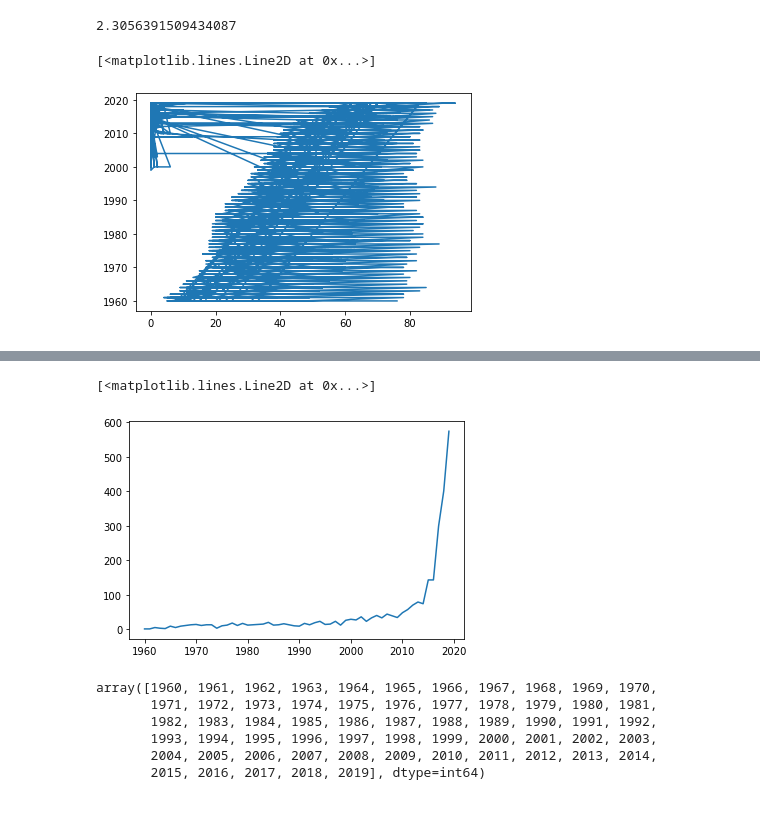
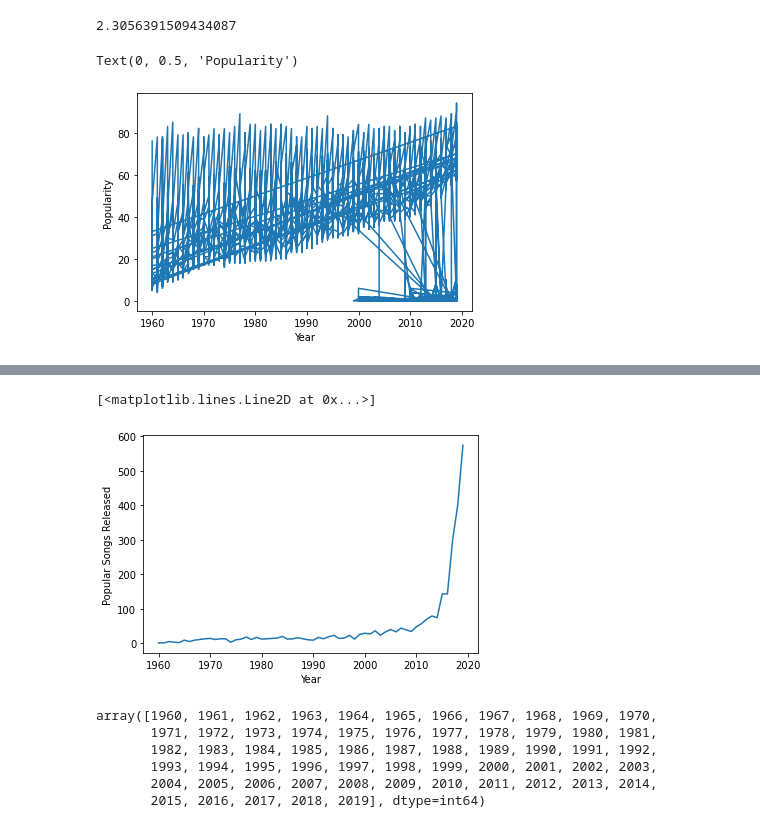
Before and after one commit to CameronSunyich/Group_Final_Project, a Jupyter notebook: Jupyter Notebook/EDA.ipynb, the cells around one changed output, grey strips where cells are left out. Cells and saved outputs as stored; diff of their text form; code cells hidden in the pictures.

```diff
--- a/Jupyter Notebook/EDA.ipynb
+++ b/Jupyter Notebook/EDA.ipynb
@@ -171,10 +171,12 @@ music_df['pop_ratio'].mean()
 # %%
 import matplotlib.pyplot as plt
 # %%
-plt.plot(music_df['popularity'],music_df['year'])
+plt.plot(music_df['year'], music_df['popularity'])
+plt.xlabel("Year")
+plt.ylabel("Popularity")
 # %% [output]
-[<matplotlib.lines.Line2D at 0x...>]
+Text(0, 0.5, 'Popularity')
-[figure, old version]
+[figure, new version]
 # %%
 popular_songs = music_df[(music_df['popularity']>=72)]
 popular_songs
@@ -196,10 +198,12 @@ popular_songs
 # %%
 y = popular_songs['year'].value_counts().sort_index()
 x = popular_songs['year'].unique()
+plt.xlabel("Year")
+plt.ylabel("Popular Songs Released")
 plt.plot(x,y)
 # %% [output]
 [<matplotlib.lines.Line2D at 0x...>]
-[figure, old version]
+[figure, new version]
 # %%
 x
 # %% [output]
```
Also changed, not shown: parts of 1 cell of this notebook, 2 other files.
